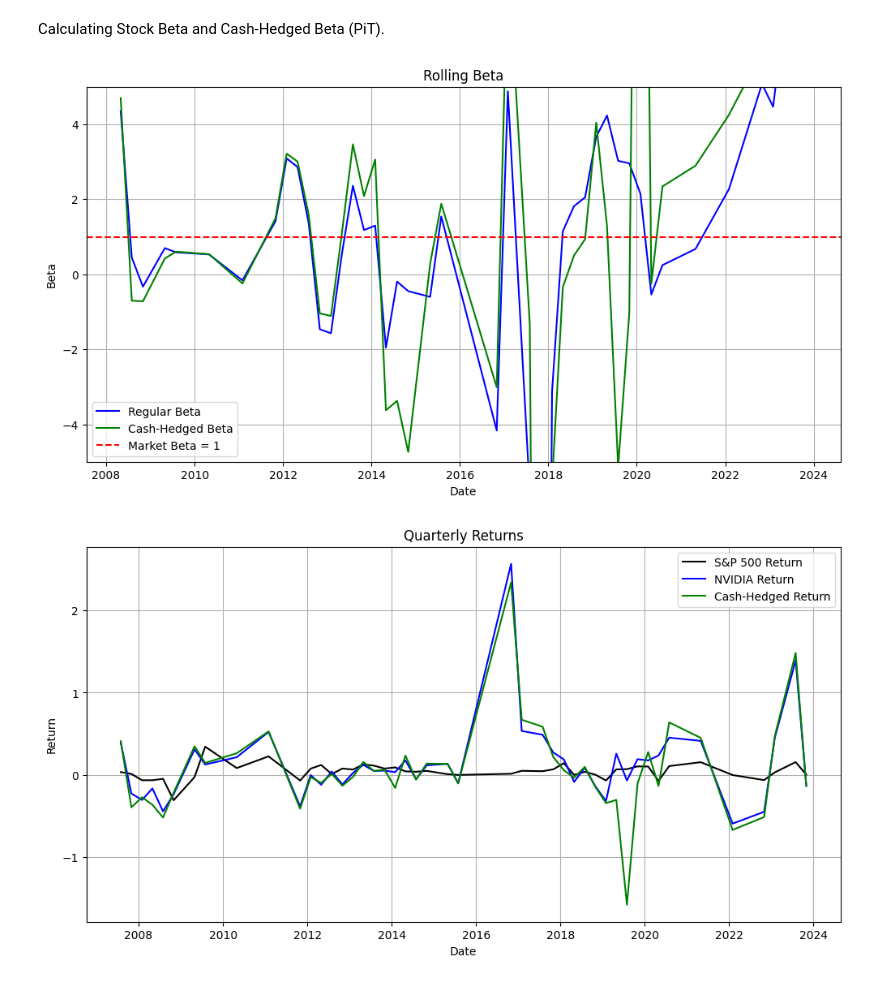
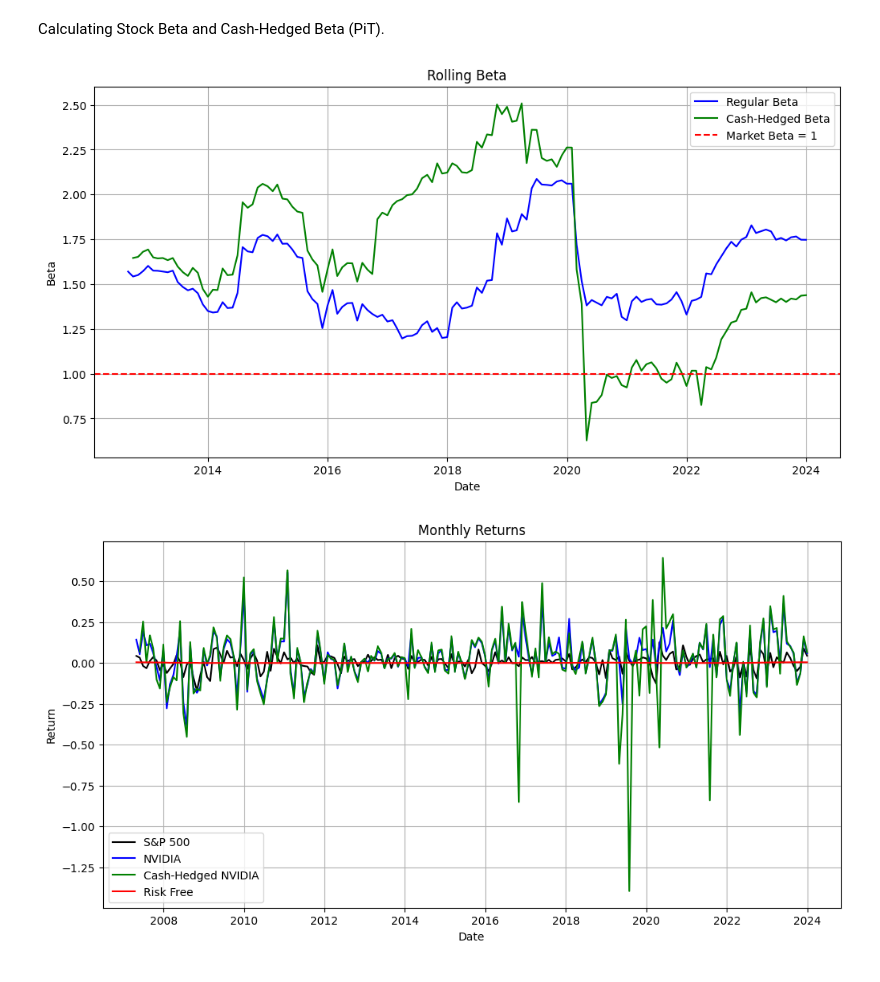
Before and after one commit to veervohra03/CashHedged, a Jupyter notebook: cashHedgedV2.ipynb, the cells around one changed output. Cells and saved outputs as stored; diff of their text form; code cells hidden in the pictures.

```diff
--- a/cashHedgedV2.ipynb
+++ b/cashHedgedV2.ipynb
@@ -170,16 +234,14 @@ nvidia['quarterly_return'] = nvidia['stock_price'].pct_change(fill_method=None)
 # %%
 # the paper calculates it in a pretty complicated method, we'll start like this
 
-nvidia['cash_holdings_t_minus_1'] = nvidia['cash_holdings'].shift()
-nvidia['b_it'] = ( nvidia['cash_holdings'] - nvidia['cash_holdings_t_minus_1'] ) / nvidia['cash_holdings_t_minus_1']
+company['cash_holdings_t_minus_1'] = company['cash_holdings'].shift()
+company['b_it'] = ( company['cash_holdings'] - company['cash_holdings_t_minus_1'] ) / company['cash_holdings_t_minus_1']
 # %% [markdown]
 ### $ e_{t}^{i} $ - cash hedged returns
 # %%
 # calculate the cash-hedged return (e_it)
 
-nvidia['cash_hedged_return'] = (1 / (1 - nvidia['cash_share_weight'])) * (nvidia['quarterly_return'] - (nvidia['cash_share_weight']  * nvidia['b_it']))
+company['cash_hedged_return'] = (1 / (1 - company['cash_share_weight'])) * (company['stock_return'] - (company['cash_share_weight']  * company['b_it']))
 
-nvidia = nvidia.dropna()
-
-nvidia
+company
 # %% [output]
@@ -212,7 +270,7 @@ Next steps:
 # %% [markdown]
 Calculating Stock Beta and Cash-Hedged Beta (PiT).
 # %%
-window = 4
+window = 65 # months
 
 def calculate_rolling_beta(stock_return, market_return, window):
     rolling_cov = stock_return.rolling(window).cov(market_return)
@@ -220,35 +278,36 @@ def calculate_rolling_beta(stock_return, market_return, window):
     return rolling_cov / rolling_var
 # %%
 
-nvidia['nvidia_beta'] = calculate_rolling_beta(nvidia['quarterly_return'], nvidia['snp_quarterly_return'], window)
-nvidia['google_beta'] = calculate_rolling_beta(nvidia['cash_hedged_return'], nvidia['snp_quarterly_return'], window)
-nvidia['snp_beta'] = calculate_rolling_beta(nvidia['snp_quarterly_return'], nvidia['snp_quarterly_return'], window)
+company['company_beta'] = calculate_rolling_beta(company['stock_return'], company['snp_return'], window)
+company['cash_hedged_beta'] = calculate_rolling_beta(company['cash_hedged_return'], company['snp_return'], window)
+company['snp_beta'] = calculate_rolling_beta(company['snp_return'], company['snp_return'], window)
 # %%
 plt.figure(figsize=(12, 6))
-plt.plot(nvidia['date'], nvidia['nvidia_beta'], label='Regular Beta', color='blue')
-plt.plot(nvidia['date'], nvidia['google_beta'], label='Cash-Hedged Beta', color='green')
+plt.plot(company['date'], company['company_beta'], label='Regular Beta', color='blue')
+plt.plot(company['date'], company['cash_hedged_beta'], label='Cash-Hedged Beta', color='green')
 plt.axhline(1, color='red', linestyle='--', label='Market Beta = 1')
 plt.title('Rolling Beta')
 plt.xlabel('Date')
 plt.ylabel('Beta')
 plt.legend()
-plt.ylim(-5, 5)
+# plt.ylim(-5, 5)
 plt.grid()
 plt.show()
 # %% [output]
-[figure, old version]
+[figure, new version]
 # %%
 
 plt.figure(figsize=(12, 6))
-plt.plot(nvidia['date'], nvidia['snp_quarterly_return'], label='S&P 500 Return', color='black')
-plt.plot(nvidia['date'], nvidia['quarterly_return'], label='NVIDIA Return', color='blue')
-plt.plot(nvidia['date'], nvidia['cash_hedged_return'], label='Cash-Hedged Return', color='green')
-plt.title('Quarterly Returns')
+plt.plot(company['date'], company['snp_return'], label='S&P 500', color='black')
+plt.plot(company['date'], company['stock_return'], label='NVIDIA', color='blue')
+plt.plot(company['date'], company['cash_hedged_return'], label='Cash-Hedged NVIDIA', color='green')
+plt.plot(company['date'], company['rf_rate'], label='Risk Free', color='red')
+plt.title('Monthly Returns')
 plt.xlabel('Date')
 plt.ylabel('Return')
 plt.legend()
 plt.grid()
 plt.show()
 # %% [output]
-[figure, old version]
+[figure, new version]
 # %%
```
Also changed, not shown: parts of 14 cells of this notebook.
